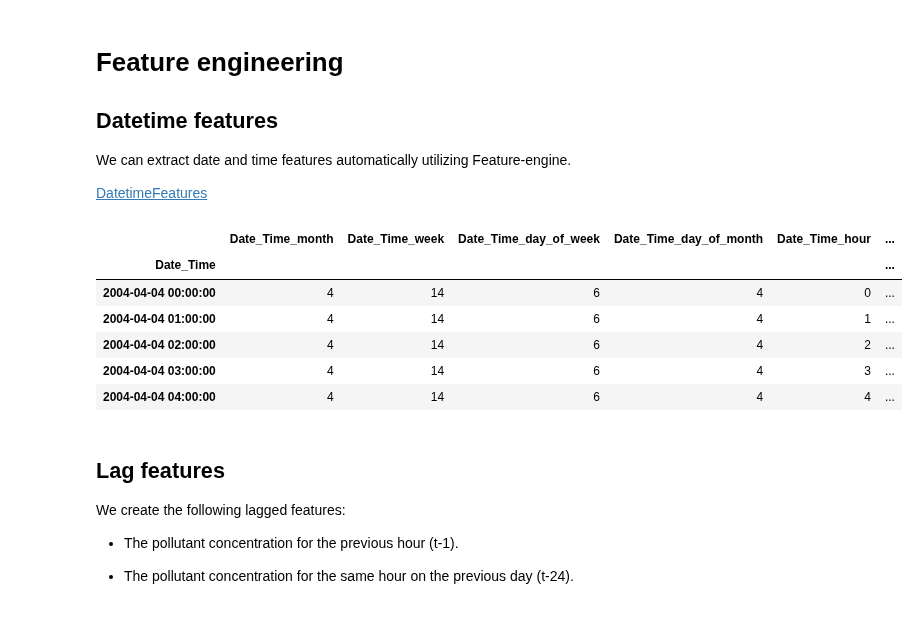
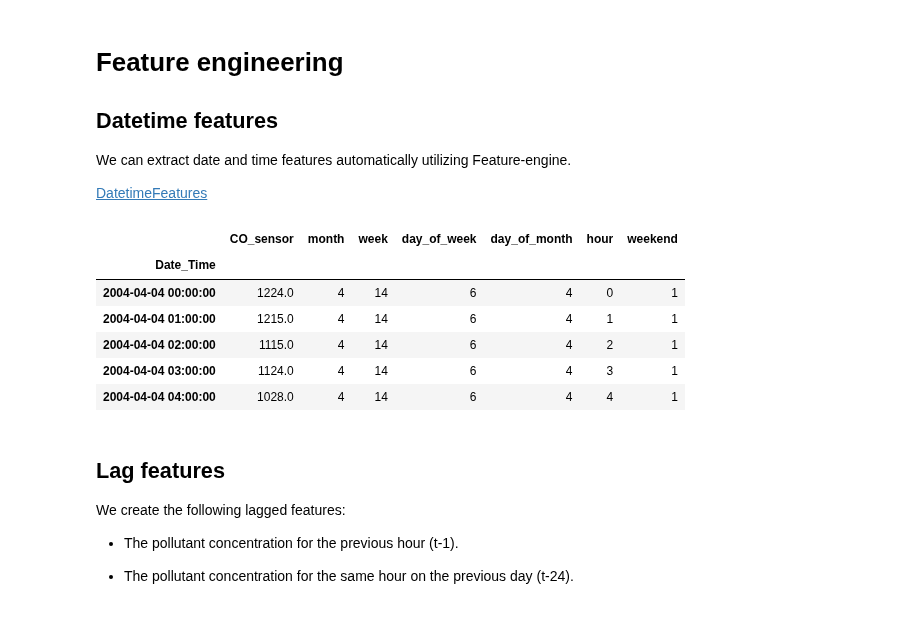
Before and after one commit to trainindata/feature-engineering-for-time-series-forecasting, a Jupyter notebook: 03-Challenges-in-Time-Series-Forecasting/01-Refactoring-feature-engineering.ipynb, the cells around one changed output. Cells and saved outputs as stored; diff of their text form; code cells hidden in the pictures.

Commit message:
finishes section 3

```diff
--- a/03-Challenges-in-Time-Series-Forecasting/03-Refactoring-feature-engineering.ipynb
+++ b/03-Challenges-in-Time-Series-Forecasting/01-Refactoring-feature-engineering.ipynb
@@ -35,8 +45,8 @@ from sklearn.pipeline import Pipeline
 # %% [markdown]
 # Load data
 # %%
-# We pack all data preparation steps from the
-# previous notebook in a function.
+# We carry out all data preparation steps from the
+# notebook in section 2 within a function.
 
 def load_data():
 
@@ -60,10 +70,7 @@ def load_data():
     # Remove outliers
     data = data.loc[(data["CO_sensor"] > 0)]
 
-    # Add timestamp as column
-    data['Date_Time'] = data.index
-
-    return data[['Date_Time', "CO_sensor"]]
+    return data
 # %%
 # Load data.
 
@@ -89,36 +96,33 @@ We can extract date and time features automatically utilizing Feature-engine.
 # %%
 dtf = DatetimeFeatures(
 
     # the input dt variable
-    variables="Date_Time",
+    variables="index",
 
     # the features we want to create
     features_to_extract=[
         "month",
         "week",
         "day_of_week",
         "day_of_month",
         "hour",
         "weekend",
     ],
-
-    # if we want to drop the dt column.
-    drop_original=True,
 )
 
 # Extract the datetime features
 data = dtf.fit_transform(data)
 
 # Show new variables
-data[[v for v in data.columns if "Date_Time" in v]].head()
+data.head()
 # %% [output]
-|  | Date_Time_month | Date_Time_week | Date_Time_day_of_week | Date_Time_day_of_month | Date_Time_hour | ... |
-| Date_Time |  |  |  |  |  | ... |
-| 2004-04-04 00:00:00 | 4 | 14 | 6 | 4 | 0 | ... |
-| 2004-04-04 01:00:00 | 4 | 14 | 6 | 4 | 1 | ... |
-| 2004-04-04 02:00:00 | 4 | 14 | 6 | 4 | 2 | ... |
-| 2004-04-04 03:00:00 | 4 | 14 | 6 | 4 | 3 | ... |
-| 2004-04-04 04:00:00 | 4 | 14 | 6 | 4 | 4 | ... |
+|  | CO_sensor | month | week | day_of_week | day_of_month | hour | weekend |
+| Date_Time |  |  |  |  |  |  |  |
+| 2004-04-04 00:00:00 | 1224.0 | 4 | 14 | 6 | 4 | 0 | 1 |
+| 2004-04-04 01:00:00 | 1215.0 | 4 | 14 | 6 | 4 | 1 | 1 |
+| 2004-04-04 02:00:00 | 1115.0 | 4 | 14 | 6 | 4 | 2 | 1 |
+| 2004-04-04 03:00:00 | 1124.0 | 4 | 14 | 6 | 4 | 3 | 1 |
+| 2004-04-04 04:00:00 | 1028.0 | 4 | 14 | 6 | 4 | 4 | 1 |
 # %% [markdown]
 ## Lag features
 
```
Also changed, not shown: parts of 18 cells of this notebook, 10 other files.
